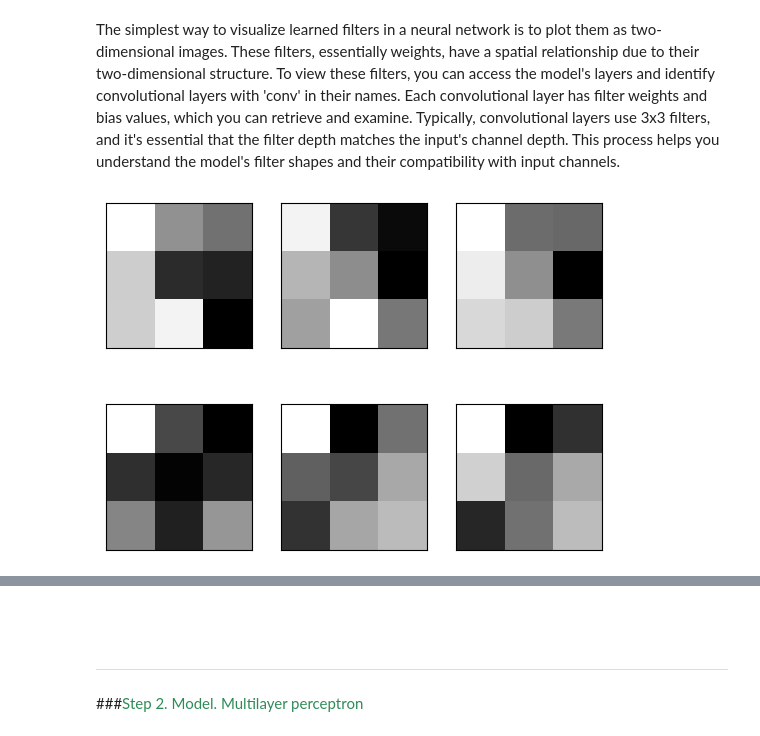
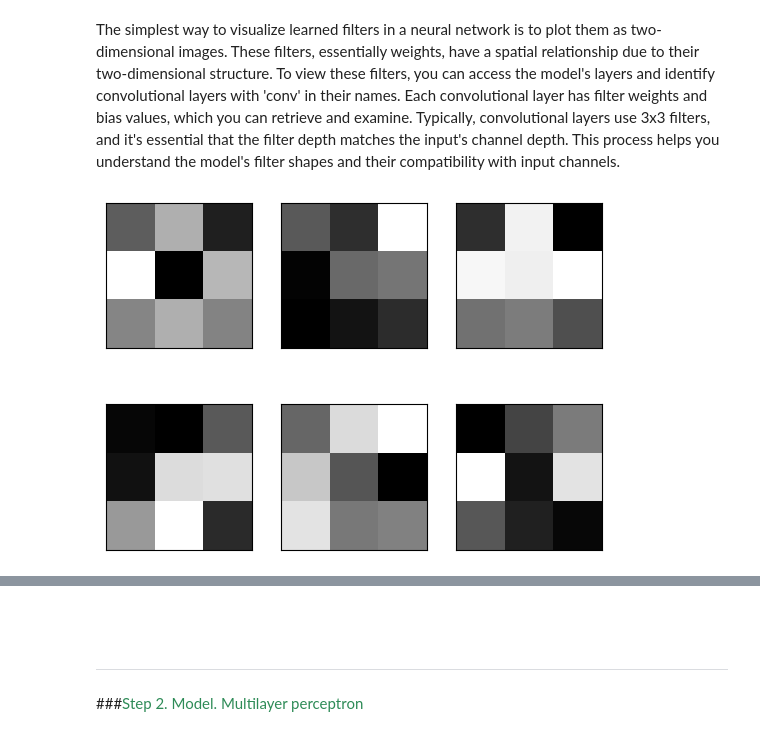
Before and after one commit to vytsb/Gilusis_Mokymas, a Jupyter notebook: cnn.ipynb, the cells around one changed output, grey strips where cells are left out. Cells and saved outputs as stored; diff of their text form; code cells hidden in the pictures.

```diff
--- a/cnn.ipynb
+++ b/cnn.ipynb
@@ -310,20 +308,20 @@ The simplest way to visualize learned filters in a neural network is to plot the
 # %%
 #@title These are the building blocks of our neural networks.
 
-filters, biases = model.layers[0].get_weights()
+filters, biases = model.layers[3].get_weights()
 
 ix = 1
 for filter_i in range(2):
 	filter_tmp = filters[:, :, :, filter_i]
 	for channel_j in range(3):  # plot each channel separately
 		ax = plt.subplot(2, 3, ix)
 		ax.set_xticks([])
 		ax.set_yticks([])
 		plt.imshow(filter_tmp[:, :, channel_j], cmap='gray')
 		ix += 1
 plt.show()
 # %% [output]
-[figure, old version]
+[figure, new version]
 # %%
 #@title 📤 Let's delve into filter outputs.
 
```
Also changed, not shown: parts of 18 cells of this notebook.
